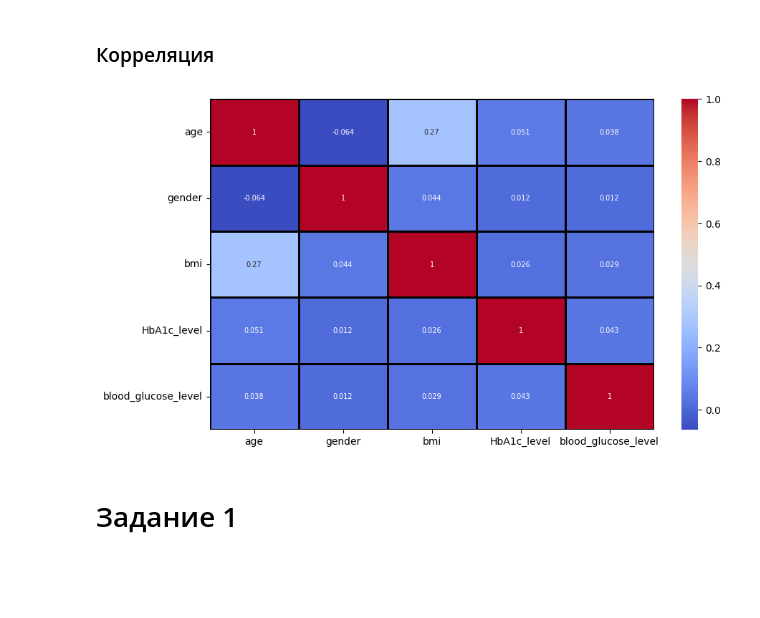
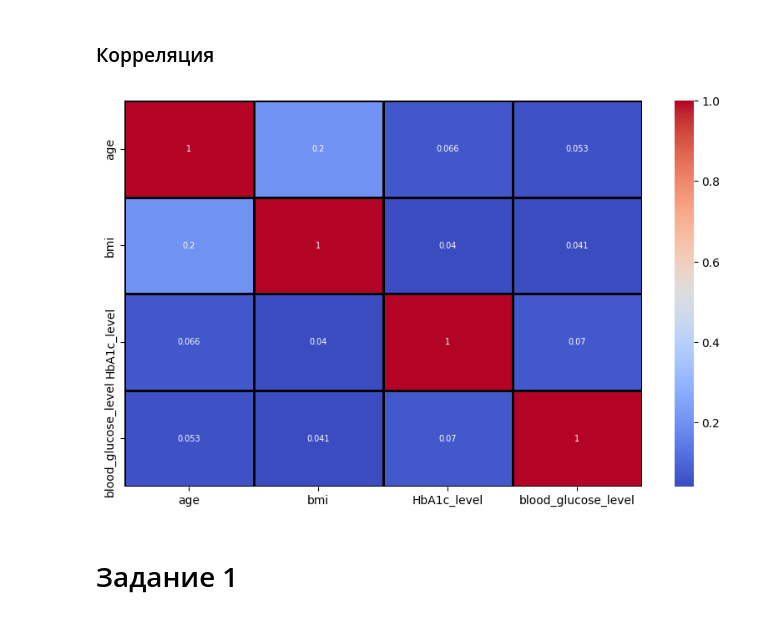
Before and after one commit to HerrPhoton/Theory-of-statistical-solutions, a Jupyter notebook: lab5.ipynb, the cells around one changed output. Saved outputs shown, nothing was run; the diff lists cells and outputs as text; code cells hidden in the pictures; blank space fills up the shorter version.

```diff
--- a/lab5.ipynb
+++ b/lab5.ipynb
@@ -85,0 +133,3 @@ df
+# %%
+binary_features = [col for col in df if np.isin(df[col].unique(), [0, 1]).all()]
+binary_features
@@ -86,25 +152,8 @@ df
 # %%
-nums = []
-ids = set()
-
-for feature in df.drop(['diabetes'], axis = 1).columns:
+for feature in df.drop(binary_features, axis = 1).columns:
 
     Q1 = df[feature].quantile(q = .25)
     Q3 = df[feature].quantile(q = .75)
     IQR = Q3 - Q1
 
-    emissions = df[(df[feature] < Q1 - 1.5 * IQR) | (df[feature] > Q3 + 1.5 * IQR)]
-    nums.append(emissions.shape[0])
-
-    ids.update(emissions.index)
+    df = df[(df[feature] >= Q1 - 1.5 * IQR) & (df[feature] <= Q3 + 1.5 * IQR)]
-# %%
-plt.figure(figsize = (10, 5))
-plt.rc('xtick', labelsize = 6)
-
-plt.bar(df.drop(['diabetes'], axis = 1).columns, nums, edgecolor = 'black')
-
-plt.ylabel('Количество объектов')
-plt.title('Распределение выбросов \n (дальше 1.5 межквантильного размаха)', fontsize = 15)
-
-plt.tight_layout()
-plt.show()
@@ -113,2 +159,0 @@ plt.show()
-# %%
-df = df.drop(ids)
@@ -140,16 +191,16 @@ classes_distr(df, title = 'Распределение классов \n (0: не
 # %%
 plt.figure(figsize = (10, 6))
 
-sns.heatmap(df[['age', 'gender', 'bmi', 'HbA1c_level', 'blood_glucose_level']].corr(),
+sns.heatmap(df.drop(binary_features, axis = 1).corr(),
             cmap = 'coolwarm',
             linewidths = 2,
             linecolor = 'black',
             annot = True,
             annot_kws = {"fontsize" : 7})
 
 plt.show()
 # %% [output]
-[figure, old version]
+[figure, new version]
 # %% [markdown]
 # Задание 1
 # %% [markdown]
```
Also changed, not shown: parts of 28 cells of this notebook.
